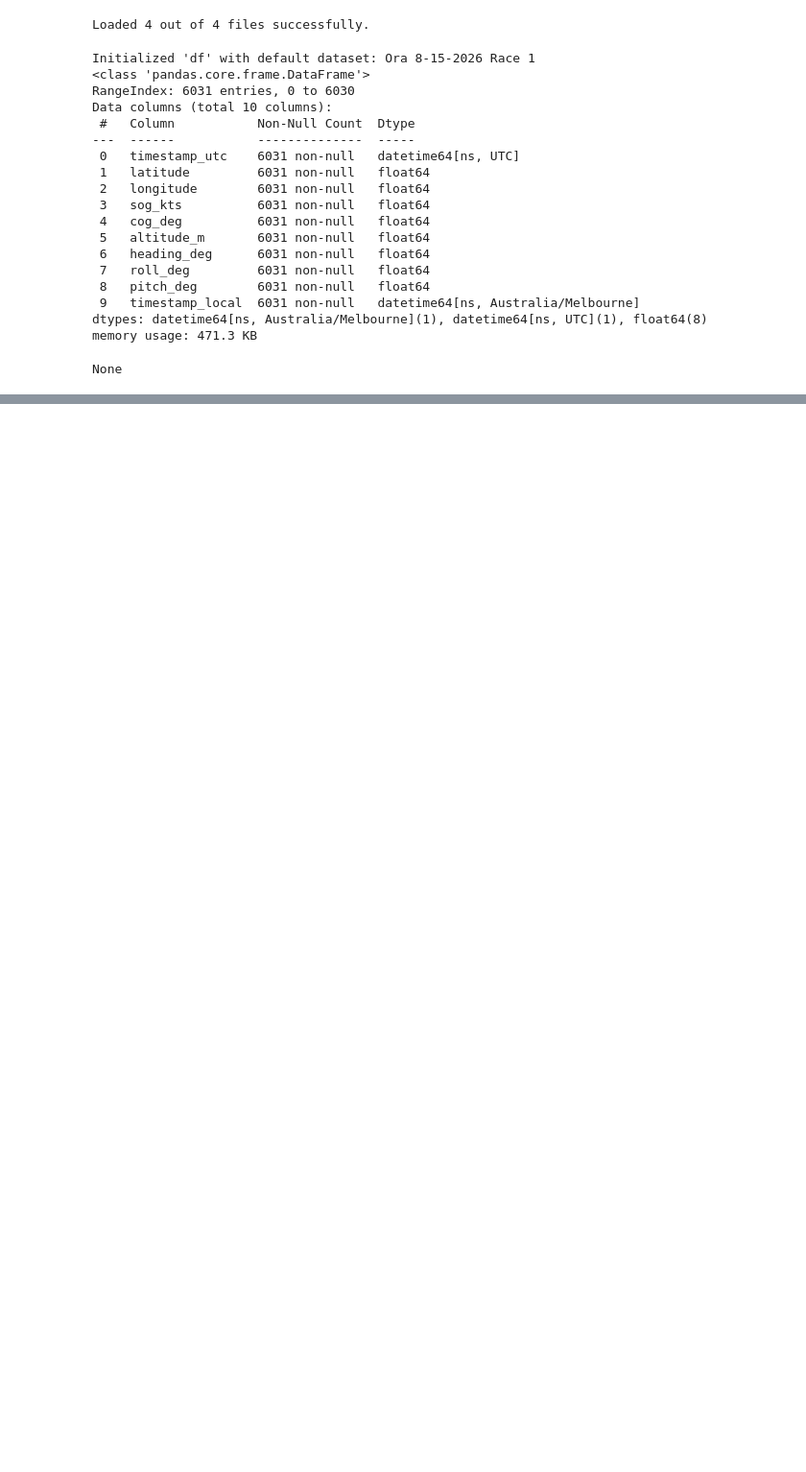
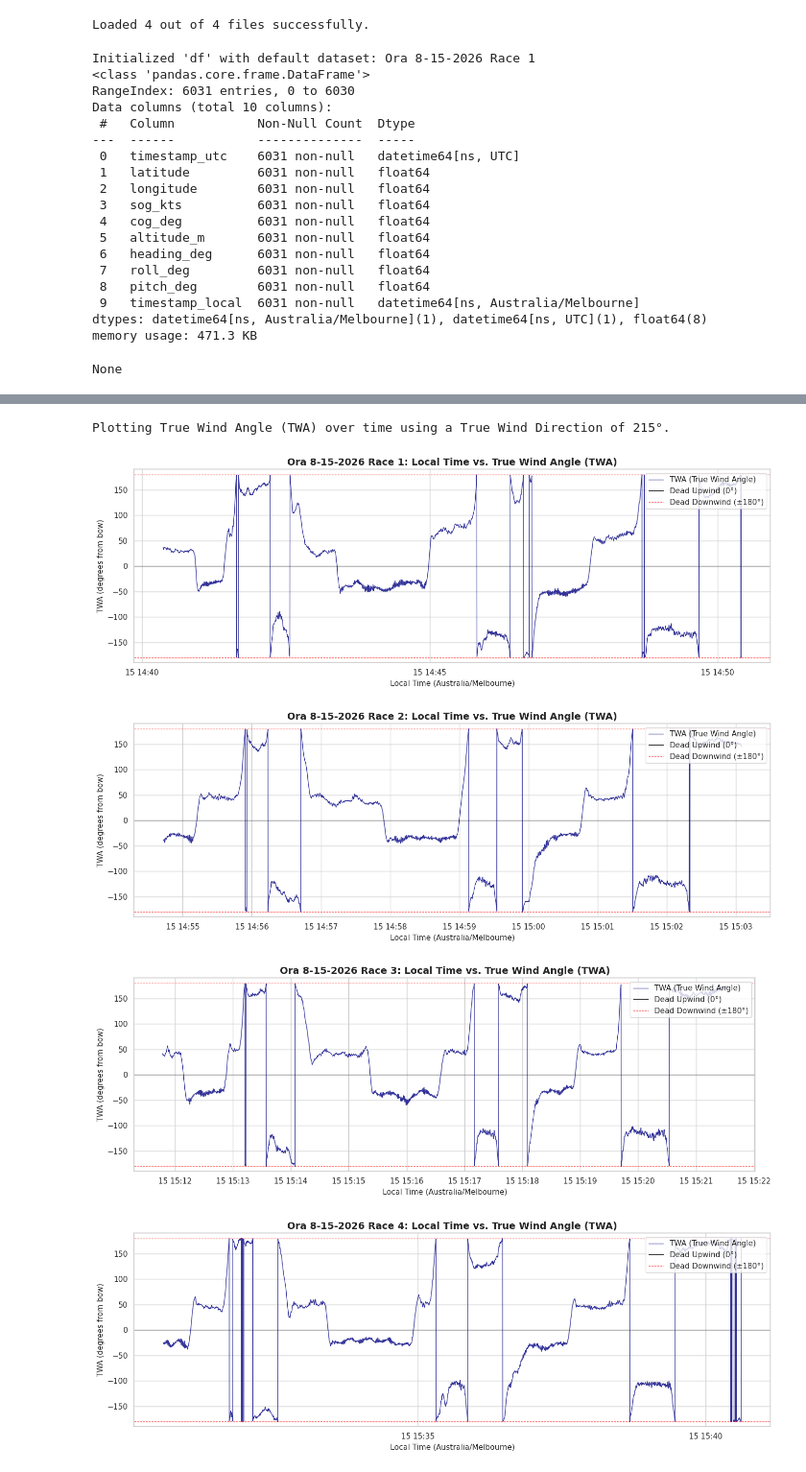
Before and after one commit to nedw0003/MMA3001_Sailing_Performance_Analysis, a Jupyter notebook: MMA3001_Sailing_Performance_Analysis.ipynb, the cells around one changed output, grey strips where cells are left out. Shown at 96% size. Cells and saved outputs as stored; diff of their text form; code cells hidden in the pictures; blank space fills up the shorter version.

```diff
--- a/MMA3001_Sailing_Performance_Analysis.ipynb
+++ b/MMA3001_Sailing_Performance_Analysis.ipynb
@@ -198,0 +445,50 @@ None
+# %%
+import matplotlib.pyplot as plt
+import seaborn as sns
+import numpy as np
+
+# Ensure we have race data loaded
+if 'race_data' not in globals() or not race_data:
+    print("Error: 'race_data' is not initialized or empty. Please run the loading cell first.")
+else:
+    # Set styling
+    sns.set_theme(style="whitegrid")
+
+    # Use the manual wind direction provided earlier (default to 217 degrees if not set)
+    twd = globals().get('manual_wind_direction', 217.0)
+
+    print(f"Plotting True Wind Angle (TWA) over time using a True Wind Direction of {twd}°.\n")
+
+    for race_name, df_race in race_data.items():
+        df_plot = df_race.copy()
+
+        # True Wind Angle (TWA) is the angle between True Wind Direction (TWD) and the boat's heading
+        # TWA = TWD - Heading
+        df_plot['twa_deg'] = twd - df_plot['heading_deg']
+
+        # Normalize TWA to be between -180 and 180 degrees
+        df_plot['twa_deg'] = (df_plot['twa_deg'] + 180) % 360 - 180
+
+        # Plot
+        plt.figure(figsize=(14, 5))
+        plt.plot(df_plot['timestamp_local'], df_plot['twa_deg'], label='TWA (True Wind Angle)', color='navy', alpha=0.8, linewidth=1)
+
+        plt.title(f"{race_name}: Local Time vs. True Wind Angle (TWA)", fontsize=14, fontweight='bold')
+        plt.xlabel("Local Time (Australia/Melbourne)", fontsize=11)
+        plt.ylabel("TWA (degrees from bow)", fontsize=11)
+
+        # Reference lines
+        plt.axhline(0, color='black', linestyle='-', linewidth=0.8, label='Dead Upwind (0°)')
+        plt.axhline(180, color='red', linestyle='--', linewidth=0.8)
+        plt.axhline(-180, color='red', linestyle='--', linewidth=0.8, label='Dead Downwind (±180°)')
+
+        plt.ylim(-190, 190)
+        plt.legend(loc='upper right')
+        plt.tight_layout()
+        plt.show()
+# %% [output]
+Plotting True Wind Angle (TWA) over time using a True Wind Direction of 215°.
+[figure, added]
+[figure, added]
+[figure, added]
+[figure, added]
```
Also changed, not shown: parts of 6 cells of this notebook.
